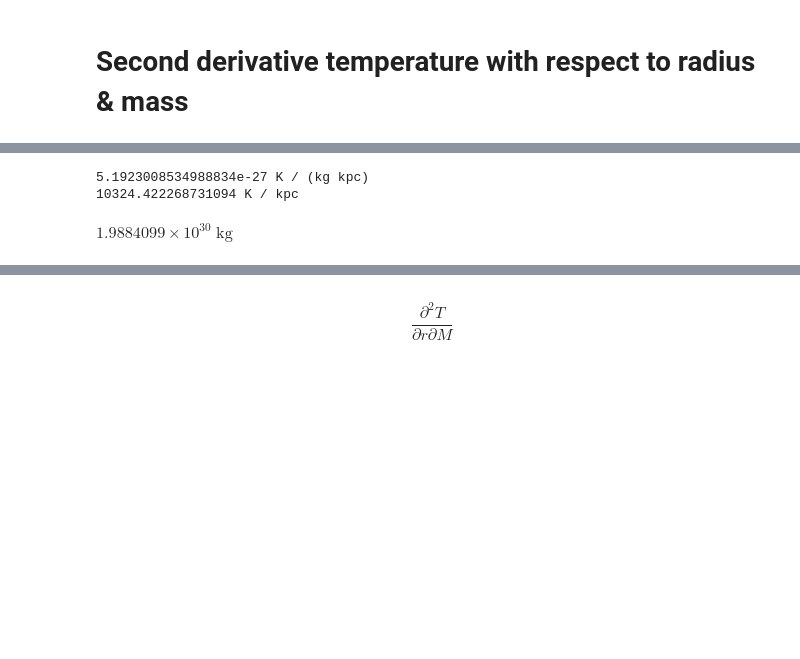
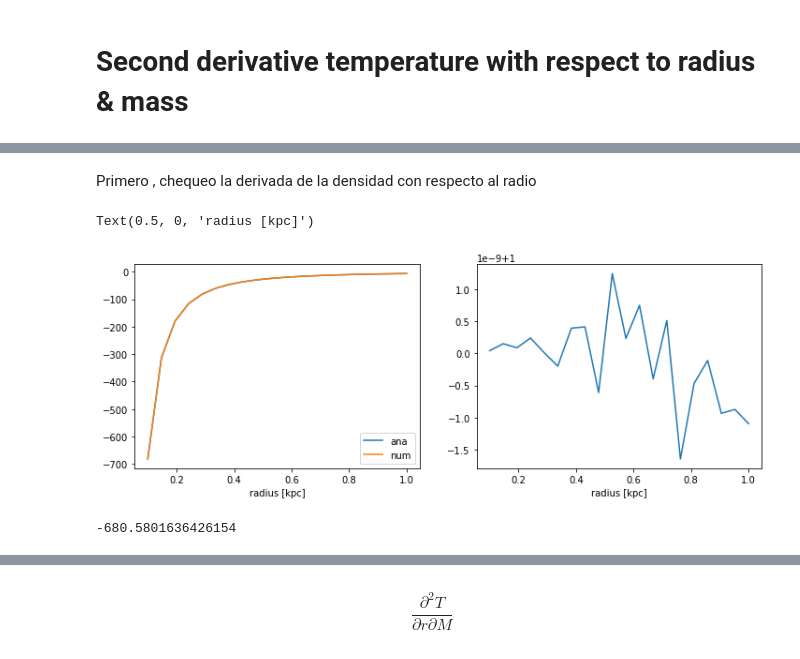
Before and after one commit to mariabenitocst/exoplanets, a Jupyter notebook: jupyter-notebook/checking_dderivatives.ipynb, the cells around one changed output, grey strips where cells are left out. Drawn from its saved outputs; the diff is of its cells as text; code cells hidden in the pictures; blank space fills up the shorter version.

```diff
--- a/jupyter-notebook/checking_dderivatives.ipynb
+++ b/jupyter-notebook/checking_dderivatives.ipynb
@@ -668,8 +630,0 @@ $2.2069641 \times 10^{-6} \; \mathrm{\frac{m^{5}\,K^{4}}{W\,kg\,s^{2}}}$
-# %%
-radius=np.linspace(0.1, 1., 20); f=1.; params=[1., 20., 0.42]; v=100.;
-M=0.035; A=4.5
-
-TDM = T_DM(radius[2], M=M*M_sun.value, f=f, params=params, v=v)
-dd_ana = dderivativeTDM_wrt_Mr(radius[2], f, params, M, v, TDM)
-
-dd_ana
@@ -688,13 +631,2 @@ print(dd_num[2])
-# %%
-t = 1.*u.m**5*u.GeV*u.K/u.W/u.kg/u.km/u.s/u.kpc**2/u.cm**3
-print(t.to(u.K/u.kpc/u.kg))
-
-t = 1.*u.m**5*u.GeV*u.K/u.W/u.kg/u.km/u.s/u.kpc**2/u.cm**3
-print(t.to(u.K/u.kpc/u.kg)*M_sun)
-# %% [output]
-5.1923008534988834e-27 K / (kg kpc)
-10324.422268731094 K / kpc
-# %%
-M_sun
-# %% [output]
-$1.9884099 \times 10^{30} \; \mathrm{kg}$
+# %% [markdown]
+Primero , chequeo la derivada de la densidad con respecto al radio
@@ -700,0 +658,17 @@ $1.9884099 \times 10^{30} \; \mathrm{kg}$
+# %%
+fig, ax = plt.subplots(1, 2, figsize=(12, 4))
+ax[0].plot(radius, dd_ana, label="ana")
+ax[0].plot(radius, dd_num, label="num"); ax[0].set_xlabel("radius [kpc]"); ax[0].legend()
+dd_ana = np.asarray(dd_ana); dd_num = np.asarray(dd_num)
+ax[1].plot(radius, dd_ana/dd_num); ax[1].set_xlabel("radius [kpc]")
+# %% [output]
+Text(0.5, 0, 'radius [kpc]')
+[figure, added]
+# %%
+imp.reload(derivatives)
+from derivatives import dderivativeTDM_wrt_Mr
+
+print(derv_rho(radius[3], 8.178, params))
+test = dderivativeTDM_wrt_Mr(radius[3], 1., params, 0.03, 100., 100.)
+# %% [output]
+-680.5801636426154
```
Also changed, not shown: parts of 29 cells of this notebook, 2 other files.
